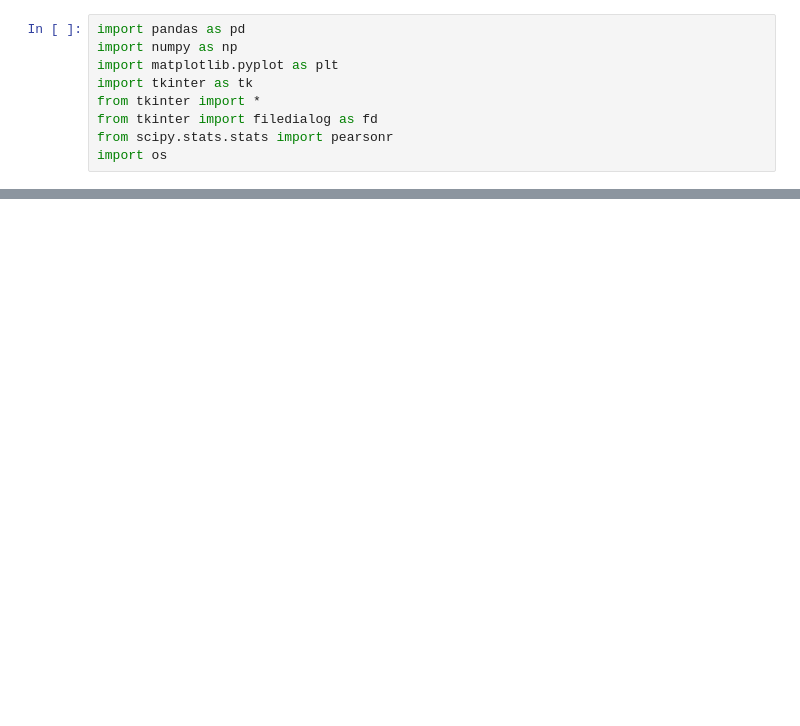
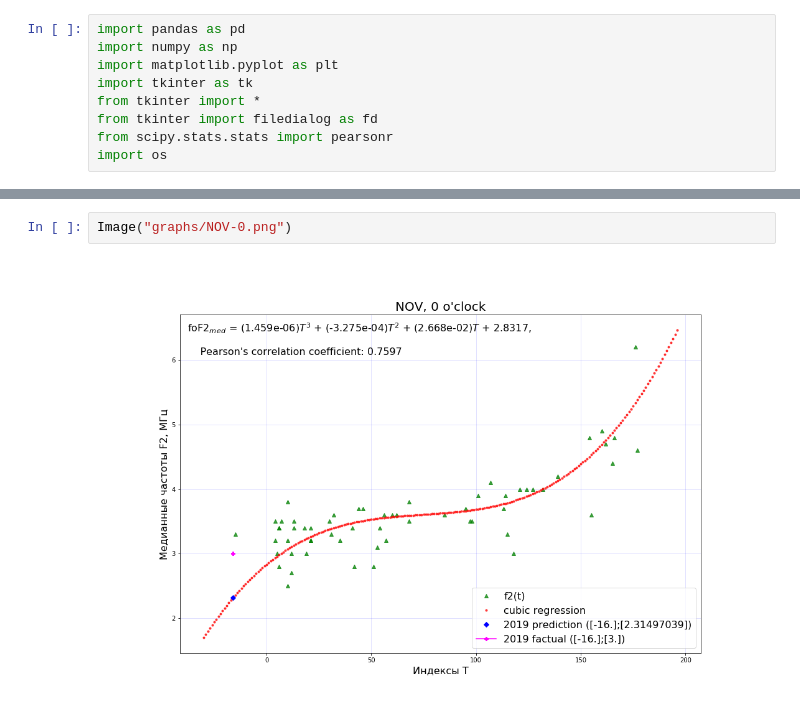
Before and after one commit to maratdzhan/dependencies-F2-from-indices-T, a Jupyter notebook: NoteBook_Version.ipynb, the cells around one changed output, grey strips where cells are left out. Saved outputs shown, nothing was run; the diff lists cells and outputs as text; blank space fills up the shorter version.

```diff
--- a/NoteBook_Version.ipynb
+++ b/NoteBook_Version.ipynb
@@ -303,0 +383,4 @@ root.mainloop()
+# %%
+Image("graphs/NOV-0.png")
+# %% [output]
+[figure, added]
```
Also changed, not shown: parts of 36 cells of this notebook, 6 other files.
